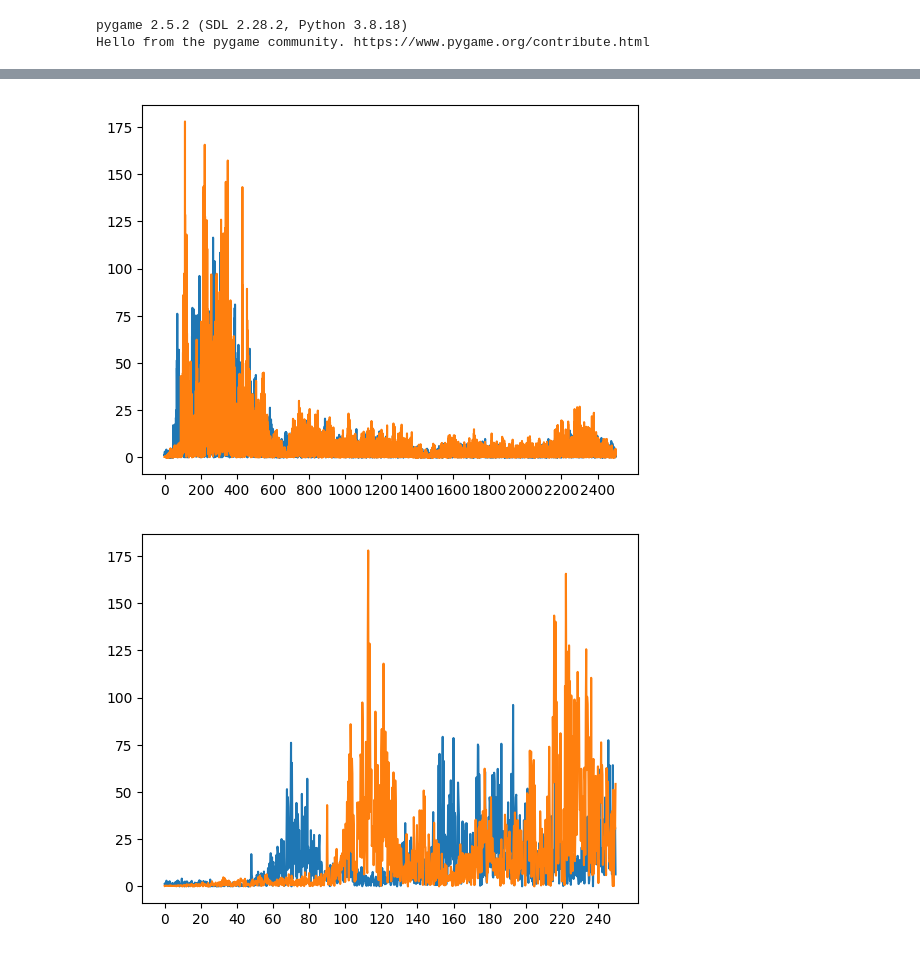
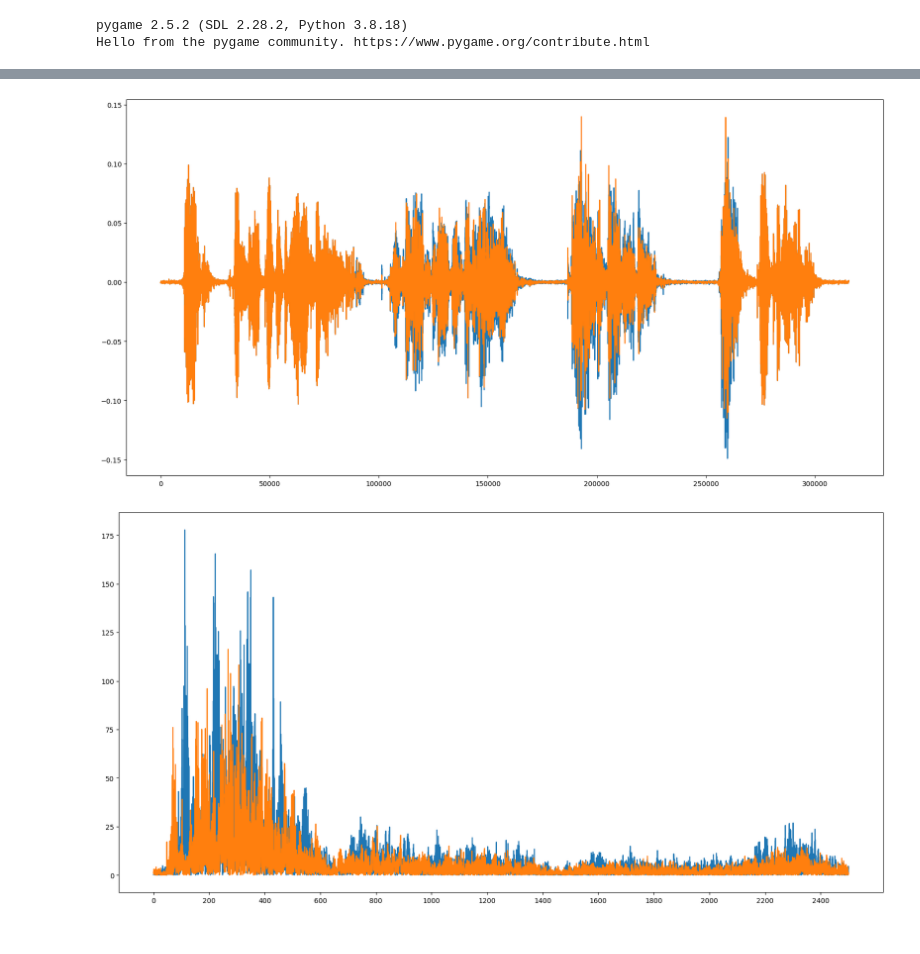
Before and after one commit to michalrzak/auditory-intention-decoding, a Jupyter notebook: notebooks/test_taggers.ipynb, the cells around one changed output, grey strips where cells are left out. Saved outputs shown, nothing was run; the diff lists cells and outputs as text; code cells hidden in the pictures.

```diff
--- a/notebooks/test_taggers.ipynb
+++ b/notebooks/test_taggers.ipynb
@@ -14,7 +14,7 @@ Hello from the pygame community. https://www.pygame.org/contribute.html
 import numpy as np
 import matplotlib.pyplot as plt
 # %%
-def do_analysis(tagger: AAudioTagger, play_audio: bool = True) -> None:
+def do_analysis(tagger: AAudioTagger, audio: Audio, play_audio: bool = True) -> None:
     modified = tagger.create()
 
     if play_audio:
@@ -22,29 +22,36 @@ def do_analysis(tagger: AAudioTagger, play_audio: bool = True) -> None:
         time.sleep(3)
         psychopy_player(modified)
 
+    plt.figure(figsize=(20, 10))
+    plt.plot(audio.array[:, 0])
+    plt.plot(modified.array[:, 0])
+    plt.show()
+
     modified_spectrum = np.abs(
         np.real(
-            np.fft.fftshift(np.fft.fft(modified.audio[2 * audio.sampling_frequency: 6 * audio.sampling_frequency, 1]))))
+            np.fft.fftshift(np.fft.fft(modified.array[2 * audio.sampling_frequency: 6 * audio.sampling_frequency, 1]))))
     original_spectrum = np.abs(
         np.real(
-            np.fft.fftshift(np.fft.fft(audio.audio[2 * audio.sampling_frequency: 6 * audio.sampling_frequency, 1]))))
+            np.fft.fftshift(np.fft.fft(audio.array[2 * audio.sampling_frequency: 6 * audio.sampling_frequency, 1]))))
 
     frequency_multiplier = audio.sampling_frequency / modified_spectrum.shape[0]
 
-    plt.plot(modified_spectrum[len(modified_spectrum) // 2: len(modified_spectrum) // 2 + 10000])
-    plt.plot(original_spectrum[len(original_spectrum) // 2: len(original_spectrum) // 2 + 10000])
-
+    plt.figure(figsize=(20, 10))
     step = 800
     plt.xticks(range(0, 10000, step), range(0, int(frequency_multiplier * 10000), int(step * frequency_multiplier)))
 
+    plt.plot(original_spectrum[len(original_spectrum) // 2: len(original_spectrum) // 2 + 10000])
+    plt.plot(modified_spectrum[len(modified_spectrum) // 2: len(modified_spectrum) // 2 + 10000])
+
     plt.show()
 
-    plt.plot(modified_spectrum[len(modified_spectrum) // 2: len(modified_spectrum) // 2 + 1000])
-    plt.plot(original_spectrum[len(original_spectrum) // 2: len(original_spectrum) // 2 + 1000])
-
+    plt.figure(figsize=(20, 10))
     step = 80
     plt.xticks(range(0, 1000, step), range(0, int(frequency_multiplier * 1000), int(step * frequency_multiplier)))
 
+    plt.plot(original_spectrum[len(original_spectrum) // 2: len(original_spectrum) // 2 + 1000])
+    plt.plot(modified_spectrum[len(modified_spectrum) // 2: len(modified_spectrum) // 2 + 1000])
+
     plt.show()
 # %%
 audio = load_wav_as_numpy_array("../stimuli_sounds/test.wav")
@@ -56,7 +78,7 @@ stimulus_am = AMTagger(audio,
                        42,
                        sine_signal)
 # %%
-do_analysis(stimulus_am)
+do_analysis(stimulus_am, audio)
 # %% [output]
-[figure, old version]
+[figure, new version]
-[figure, old version]
+[figure, new version]
```
Also changed, not shown: parts of 6 cells of this notebook, 5 other files.
